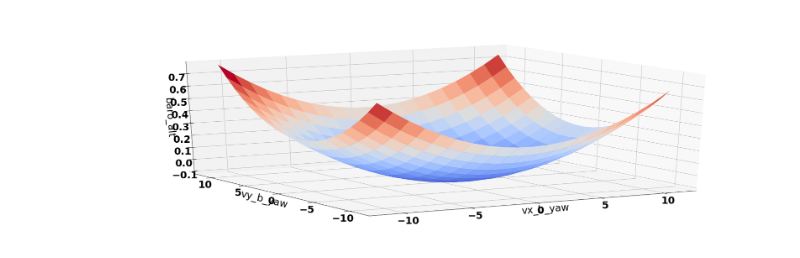
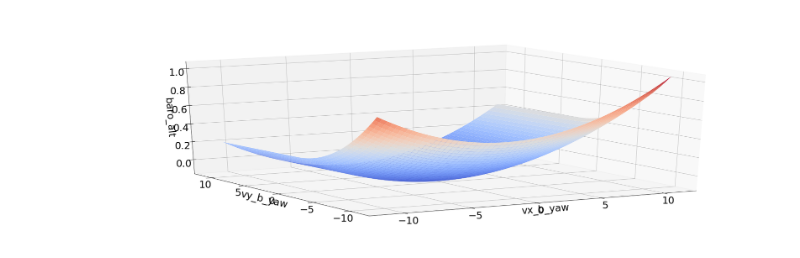
Before and after one commit to dronecrew/px4tools, a Jupyter notebook: examples/Log based dynamic barometer altitude .ipynb, the cells around one changed output. Saved outputs shown, nothing was run; the diff lists cells and outputs as text; code cells hidden in the pictures.

Commit message:
ulog example file, ols for assymetric data

```diff
--- a/examples/Log based dynamic barometer altitude .ipynb
+++ b/examples/Log based dynamic barometer altitude .ipynb
@@ -33,14 +33,26 @@ for file in files:
     data = ldp.prepare_dynamicaltitude_data(data)
     df = df.append(data)
 df.index = list(range(len(df)))
+# %%
+# split data into positive and negative region
+df['vx_b_yaw_p'] = df.vx_b_yaw
+df['vx_b_yaw_n'] = df.vx_b_yaw
+df['vy_b_yaw_p'] = df.vy_b_yaw
+df['vy_b_yaw_n'] = df.vy_b_yaw
+df.loc[df.vx_b_yaw < 0, 'vx_b_yaw_p'] = 0
+df.loc[df.vx_b_yaw >= 0, 'vx_b_yaw_n'] = 0
+df.loc[df.vy_b_yaw < 0, 'vy_b_yaw_p'] = 0
+df.loc[df.vy_b_yaw >= 0, 'vy_b_yaw_n'] = 0
 # %%
 data = pd.DataFrame({'X1': df.vx_b_yaw,
                     'X2': df.vy_b_yaw,
-                     'X3': df.vx_b_yaw**2,
-                     'X4': df.vy_b_yaw**2,
-                        'Z':df.baro_alt})
+                     'X3': df.vx_b_yaw_p**2,
+                     'X4': df.vx_b_yaw_n**2,
+                     'X5': df.vy_b_yaw_p**2,
+                     'X6': df.vy_b_yaw_n**2,
+                     'Z':df.baro_alt})
 # %%
-model = ols("Z ~ X1 + X2 + X3 + X4", data).fit()
+model = ols("Z ~ X1 + X2 + X3 + X4 + X5 + X6", data).fit()
 # %%
 print(model.summary())
 # %% [output]
@@ -84,0 +98,6 @@ plt.show()
+# %%
+# generate data with new model
+x = np.linspace(-11,11,60)
+X,Y = np.meshgrid(x,x)
+X_p,X_n = np.meshgrid(x,x)
+X_n,Y_n = np.meshgrid(x,x)
@@ -85,20 +113,18 @@ plt.show()
 # %%
 # generate data with new model
-x = np.linspace(-11,11,20)
-X,Y = np.meshgrid(x,x)
-Z = coeff[0] + coeff[1]*X + coeff[2]*Y + coeff[3]*X**2 + coeff[4]*Y**2
+Z = coeff[0] + coeff[1]*X + coeff[2]*Y + coeff[3]*X_p**2 + coeff[4]*X_n**2+ coeff[5]*Y_p**2 + coeff[6]*Y_n**2
 fig = plt.figure(figsize=(30,10))
 plt.rc('font', size=25)
 plt.rc('axes', labelsize=25)
 plt.rc('xtick', labelsize=25)
 plt.rc('ytick', labelsize=25)
 ax = fig.gca(projection='3d')
 surf = ax.plot_surface(X, Y, Z, cmap=plt.cm.coolwarm,
                        rstride=1, cstride=1)
 ax.view_init(20, -120)
 ax.set_xlabel('vx_b_yaw')
 ax.set_ylabel('vy_b_yaw')
 ax.set_zlabel('baro_alt')
 plt.show()
 # %% [output]
-[figure, old version]
+[figure, new version]
```
Also changed, not shown: parts of 5 cells of this notebook, 2 other files.
